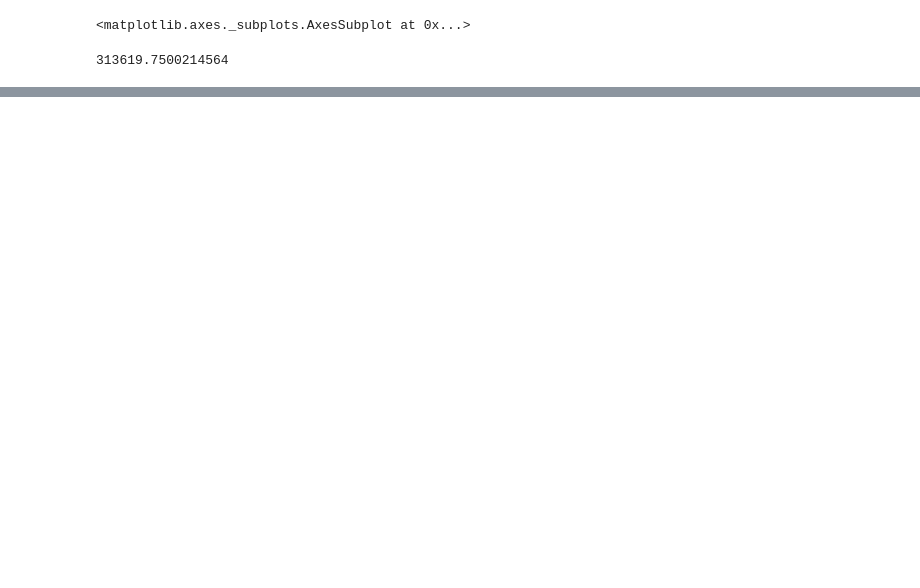
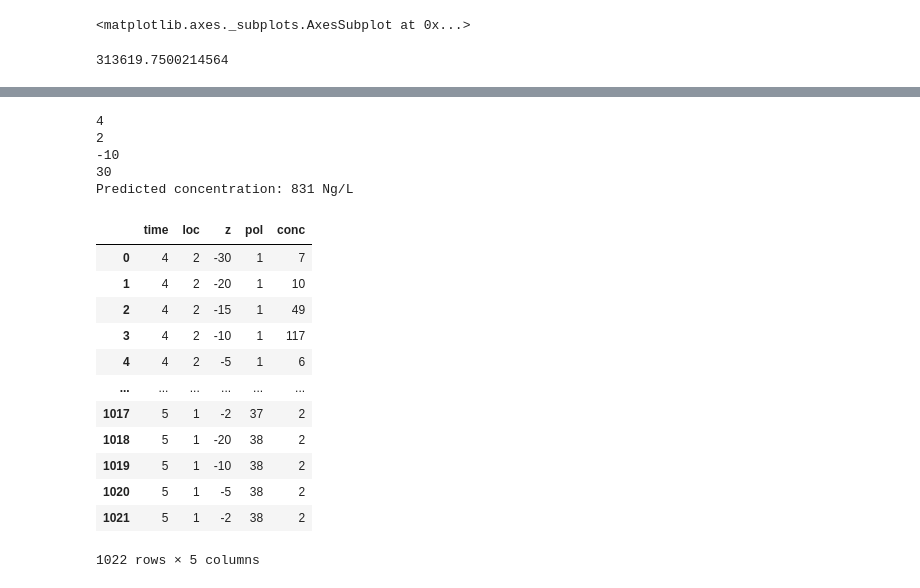
Before and after one commit to DuaneHsa/2022_ML_Earth_Env_Sci, a Jupyter notebook: final_project_renaud.ipynb, the cells around one changed output, grey strips where cells are left out. Drawn from its saved outputs; the diff is of its cells as text; code cells hidden in the pictures; blank space fills up the shorter version.

```diff
--- a/final_project_renaud.ipynb
+++ b/final_project_renaud.ipynb
@@ -217,0 +230,29 @@ plt.show()
+# %%
+# random forest part-----------------------------
+
+import pandas as pd
+import matplotlib.pyplot as plt
+import numpy as np
+from sklearn.model_selection import train_test_split
+from sklearn.ensemble import RandomForestClassifier
+from sklearn import metrics
+from sklearn.model_selection import RepeatedStratifiedKFold
+from sklearn.model_selection import GridSearchCV
+from sklearn.ensemble import RandomForestClassifier
+
+
+
+df = pd.read_csv('/content/drive/MyDrive/01_UNIL/00_COURS_UNIL/Machine_Learning/ML_project/Plume_reno.csv',header=0)
+
+
+
+
+pd.set_option('precision', 4)
+df['conc'].fillna(0, inplace=True)
+df['pol'].replace({'Atenolol': 1, 'Atrazin': 2, 'Azithromycin':3,	'Benzotriazol':4,	'Bezafibrat':5,	'Carbamazepin':6, 'Carbendazim':7,	'Chloridazon':8,	'Ciprofloxacin':9,	'Clarithromycin':10,	'Clindamycin':11,	'Clofibric acid':12, 'Diclofenac':13, 'Diuron':14,	'Gabapentin':15,	'Gemfibrocil':16,	'Iopamidol':17,	'IPBC':18,	'Irgarol':19,	'Isoproturon':20, 'Ketoprofen':21,	'Mecoprop':22,	'Mefenamic acid':23,	'Methylbenzotriazol':24,	'Metoprolol':25,	'Metronidazol':26,	'Naproxen':27,	'Norfloxacin':28,	'Ofloxacin':29,	'Paracetamol':30,	'Primidon':31,'Propiconazol':32,	'Propranolol':33,	'Simvastatin':34,	'Sotalol':35,	'Sulfamethoxazol':36,	'Terbutryn':37,	'Trimethoprim':38}, inplace=True)
+df['pol'] = df['pol'].astype(int)
+df['conc'] = df['conc'].astype(int)
+df = df.astype(int)
+
+#print(df)
+#print(df.dtypes)
@@ -217,0 +308,43 @@ plt.show()
+# %%
+model.fit(X.values,y)
+
+# input   ( month, loc, z, pol)
+# month is only april, may in this data
+#loc is 1 upstream, 2 wastewatertreatment plant, 3 is downstream
+#z is depth ( 0 - -35)
+# pol is the pollutant number:
+# {'Atenolol': 1, 'Atrazin': 2, 'Azithromycin':3,	'Benzotriazol':4,	'Bezafibrat':5,
+#	'Carbamazepin':6, 'Carbendazim':7,	'Chloridazon':8,	'Ciprofloxacin':9,	'Clarithromycin':10,
+#'Clindamycin':11,	'Clofibric acid':12, 'Diclofenac':13, 'Diuron':14,	'Gabapentin':15,
+#'Gemfibrocil':16,	'Iopamidol':17,	'IPBC':18,	'Irgarol':19,	'Isoproturon':20,
+#'Ketoprofen':21,	'Mecoprop':22,	'Mefenamic acid':23,	'Methylbenzotriazol':24,	'Metoprolol':25,
+#'Metronidazol':26,	'Naproxen':27,	'Norfloxacin':28,	'Ofloxacin':29,	'Paracetamol':30,
+#'Primidon':31,'Propiconazol':32,	'Propranolol':33,	'Simvastatin':34,	'Sotalol':35,
+#'Sulfamethoxazol':36,	'Terbutryn':37,	'Trimethoprim':38
+
+row = [[input(),input(),input(),input()]]
+c_pred = model.predict(row)
+
+print('Predicted concentration: %d' % c_pred[0], 'Ng/L')
+# %% [output]
+4
+2
+-10
+30
+Predicted concentration: 831 Ng/L
+# %%
+df
+# %% [output]
+|  | time | loc | z | pol | conc |
+| 0 | 4 | 2 | -30 | 1 | 7 |
+| 1 | 4 | 2 | -20 | 1 | 10 |
+| 2 | 4 | 2 | -15 | 1 | 49 |
+| 3 | 4 | 2 | -10 | 1 | 117 |
+| 4 | 4 | 2 | -5 | 1 | 6 |
+| ... | ... | ... | ... | ... | ... |
+| 1017 | 5 | 1 | -2 | 37 | 2 |
+| 1018 | 5 | 1 | -20 | 38 | 2 |
+| 1019 | 5 | 1 | -10 | 38 | 2 |
+| 1020 | 5 | 1 | -5 | 38 | 2 |
+| 1021 | 5 | 1 | -2 | 38 | 2 |
+1022 rows × 5 columns
```
Also changed, not shown: parts of 7 cells of this notebook.
